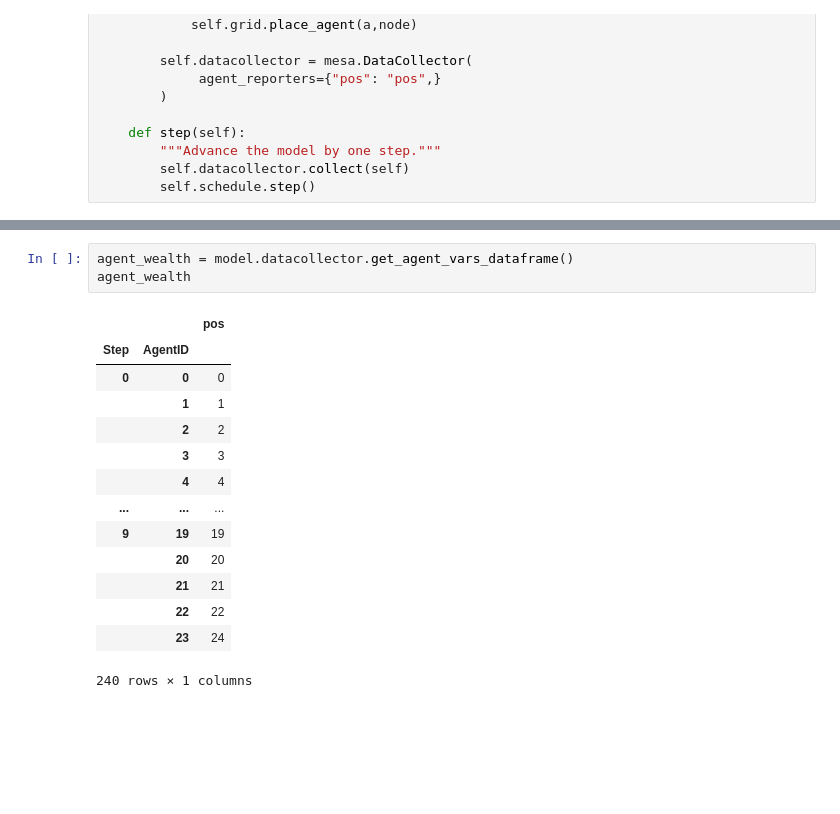
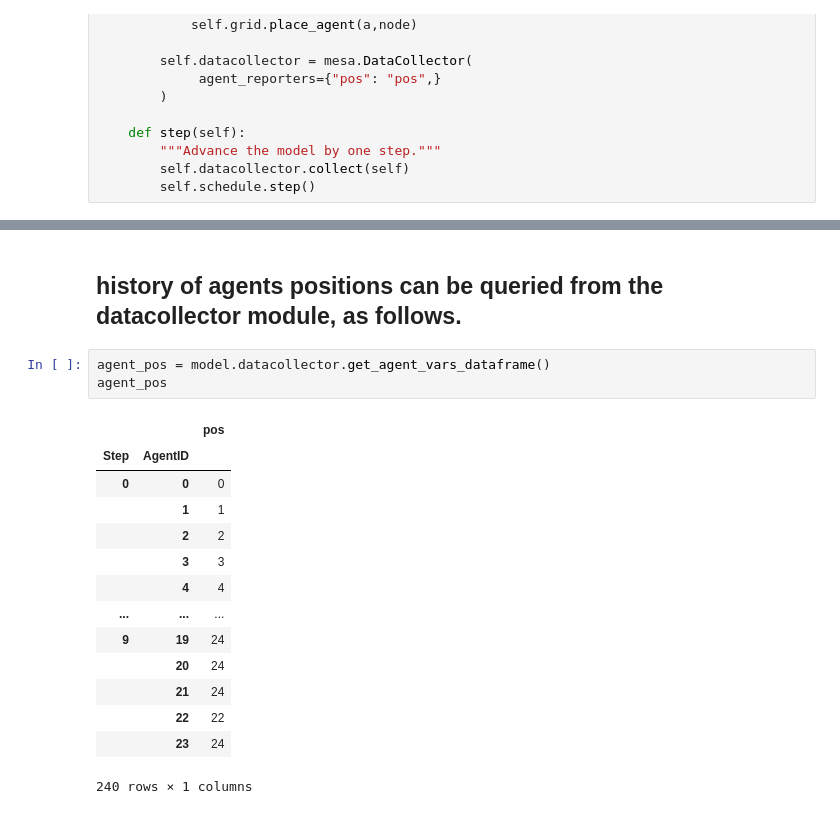
Before and after one commit to MasoodShamsaiee/PyCityLayers-OB-extension, a Jupyter notebook: Grab, graph and ABM selected buildings.ipynb, the cells around one changed output, grey strips where cells are left out. Drawn from its saved outputs; the diff is of its cells as text; blank space fills up the shorter version.

```diff
--- a/Grab, graph and ABM selected buildings.ipynb
+++ b/Grab, graph and ABM selected buildings.ipynb
@@ -235,18 +257,20 @@ Agent #11, Wealth:1,Location:11
+# %% [markdown]
+## history of agents positions can be queried from the datacollector module, as follows.
 # %%
-agent_wealth = model.datacollector.get_agent_vars_dataframe()
-agent_wealth
+agent_pos = model.datacollector.get_agent_vars_dataframe()
+agent_pos
 # %% [output]
 |  |  | pos |
 | Step | AgentID |  |
 | 0 | 0 | 0 |
 |  | 1 | 1 |
 |  | 2 | 2 |
 |  | 3 | 3 |
 |  | 4 | 4 |
 | ... | ... | ... |
-| 9 | 19 | 19 |
-|  | 20 | 20 |
-|  | 21 | 21 |
+| 9 | 19 | 24 |
+|  | 20 | 24 |
+|  | 21 | 24 |
 |  | 22 | 22 |
 |  | 23 | 24 |
 240 rows × 1 columns
```
Also changed, not shown: parts of 20 cells of this notebook.
